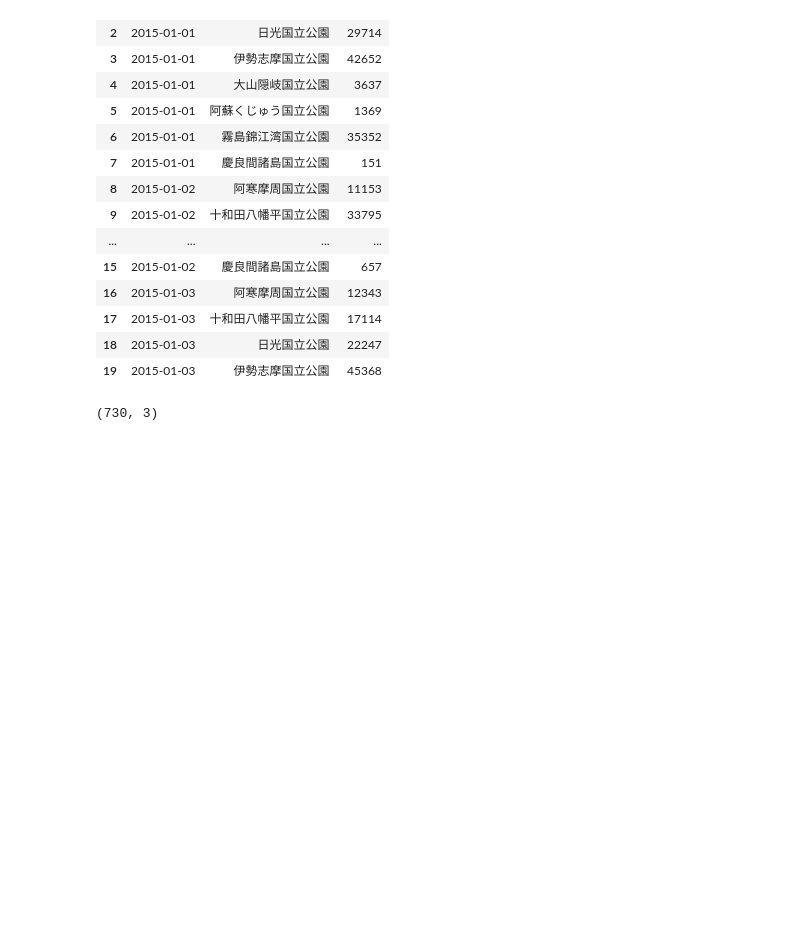
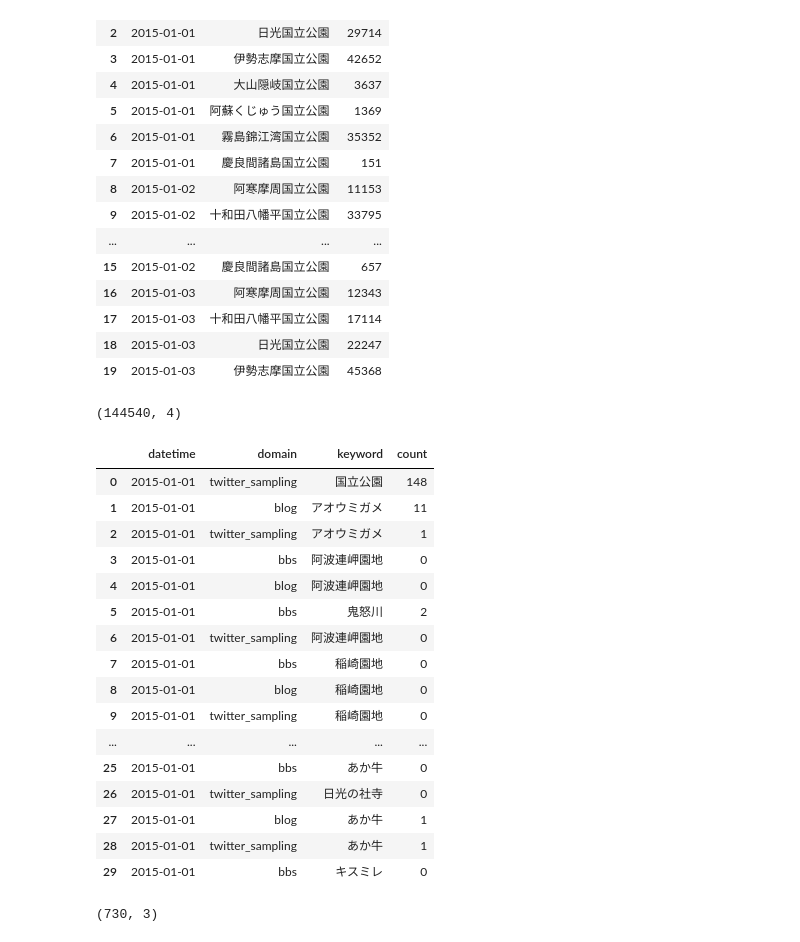
Before and after one commit to watanta/tourism, a Jupyter notebook: code/preprocess.ipynb, the cells around one changed output. Cells and saved outputs as stored; diff of their text form; code cells hidden in the pictures; blank space fills up the shorter version.

```diff
--- a/code/preprocess.ipynb
+++ b/code/preprocess.ipynb
@@ -26,7 +30,28 @@ tourism_train.head(20)
 | 19 | 2015-01-03 | 伊勢志摩国立公園 | 45368 |
 # %%
 #観光及び国立公園に関連する語句が含まれる投稿の2015/01/01～2017/12/30までの日別件数（ブログ・twitter・掲示板）データ。
-sns = pd.read_csv("../data/nig.tsv",delimiter="\t")
+sns = pd.read_csv("../data/hotlink.tsv",delimiter="\t")
+print(sns.shape)
+sns.head(30)
+# %% [output]
+(144540, 4)
+|  | datetime | domain | keyword | count |
+| 0 | 2015-01-01 | twitter_sampling | 国立公園 | 148 |
+| 1 | 2015-01-01 | blog | アオウミガメ | 11 |
+| 2 | 2015-01-01 | twitter_sampling | アオウミガメ | 1 |
+| 3 | 2015-01-01 | bbs | 阿波連岬園地 | 0 |
+| 4 | 2015-01-01 | blog | 阿波連岬園地 | 0 |
+| 5 | 2015-01-01 | bbs | 鬼怒川 | 2 |
+| 6 | 2015-01-01 | twitter_sampling | 阿波連岬園地 | 0 |
+| 7 | 2015-01-01 | bbs | 稲崎園地 | 0 |
+| 8 | 2015-01-01 | blog | 稲崎園地 | 0 |
+| 9 | 2015-01-01 | twitter_sampling | 稲崎園地 | 0 |
+| ... | ... | ... | ... | ... |
+| 25 | 2015-01-01 | bbs | あか牛 | 0 |
+| 26 | 2015-01-01 | twitter_sampling | 日光の社寺 | 0 |
+| 27 | 2015-01-01 | blog | あか牛 | 1 |
+| 28 | 2015-01-01 | twitter_sampling | あか牛 | 1 |
+| 29 | 2015-01-01 | bbs | キスミレ | 0 |
 # %%
 #日光国立公園区画内のSNSロケーション解析データ投稿数データ。
 locsns = pd.read_csv("../data/nightley.tsv",delimiter="\t")
```
Also changed, not shown: parts of 13 cells of this notebook.
